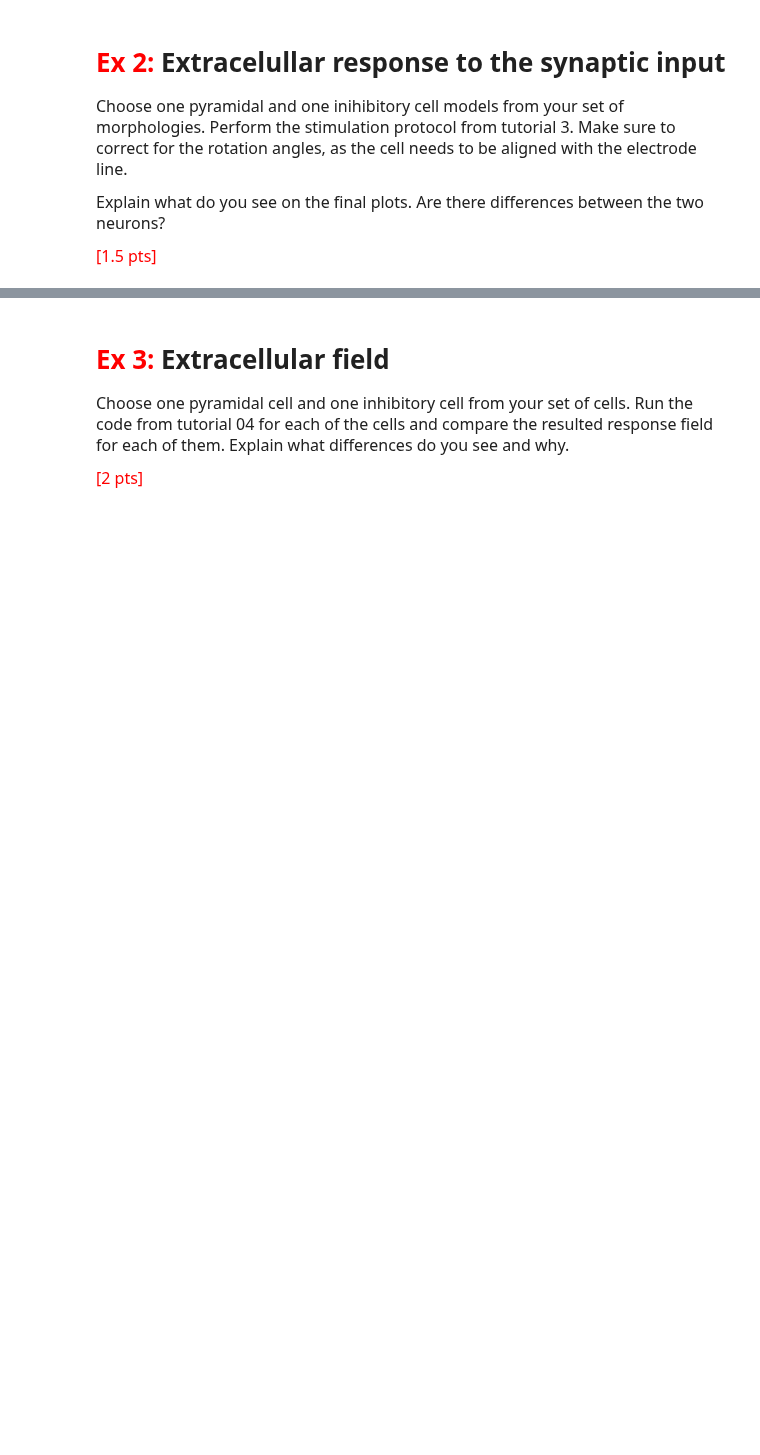
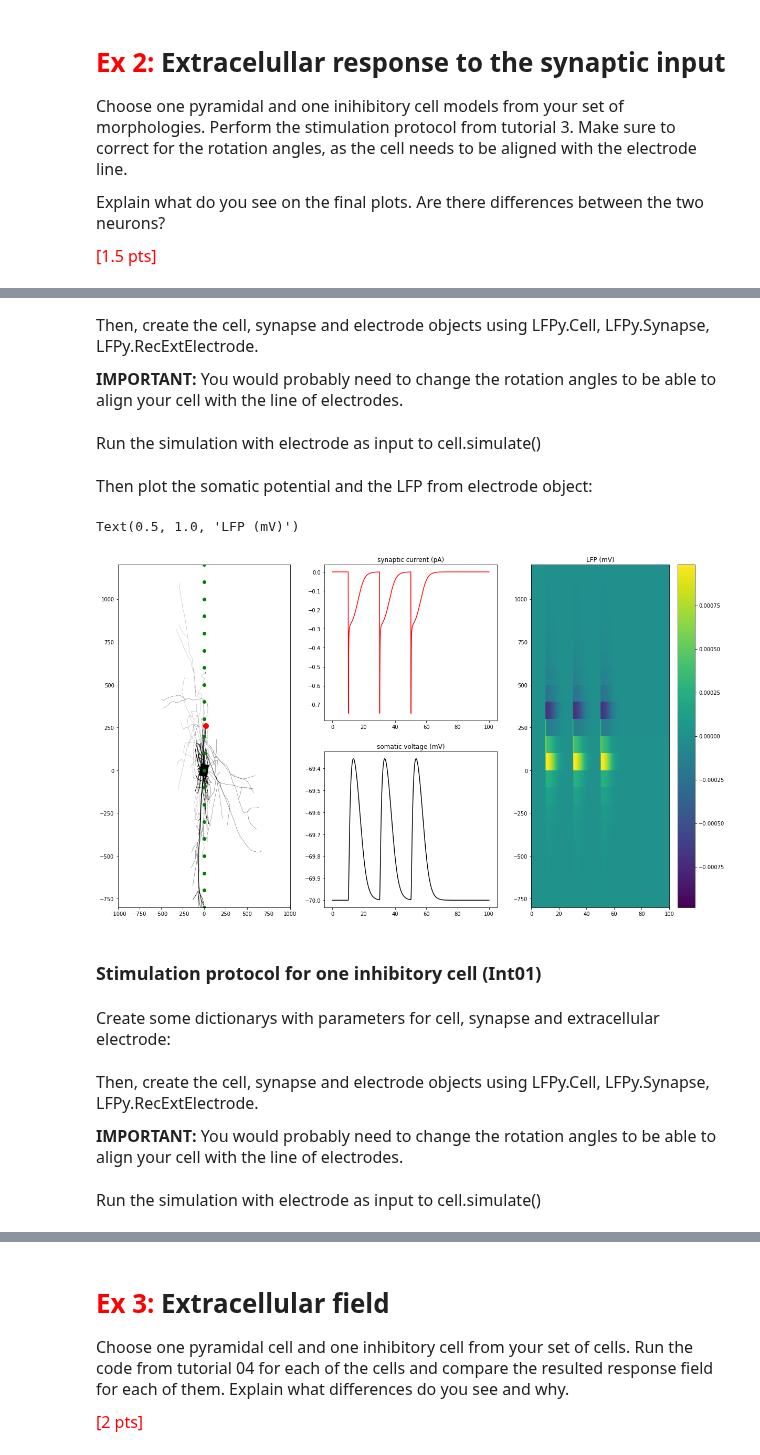
Before and after one commit to AlbrechtAlice/In-Silico-Neuroscience, a Jupyter notebook: Week11_HomeWork.ipynb, the cells around one changed output, grey strips where cells are left out. Drawn from its saved outputs; the diff is of its cells as text; code cells hidden in the pictures; blank space fills up the shorter version.

```diff
--- a/Week11_HomeWork.ipynb
+++ b/Week11_HomeWork.ipynb
@@ -629,0 +688,19 @@ Coherence measures the quality of the information between two variables, meaning
+# %% [markdown]
+<font size='3'>Then, create the cell, synapse and electrode objects using LFPy.Cell, LFPy.Synapse, LFPy.RecExtElectrode.
+
+<font size='3'>__IMPORTANT:__ You would probably need to change the rotation angles to be able to align your cell with the line of electrodes.
+# %%
+cell = LFPy.Cell(**cell_parameters)
+cell.set_pos(x=0, y=0, z=0)
+
+cell.set_rotation(
+    x=4.71239, y=0.0, z=4.71239, rotation_order="xyz"
+)  # angles in radians!!
+
+
+synapse = LFPy.Synapse(cell, idx=cell.get_closest_idx(z=300), **synapse_parameters)
+synapse.set_spike_times(np.array([10, 30, 50]))
+
+electrode = LFPy.RecExtElectrode(cell, **electrode_parameters)
+# %% [markdown]
+<font size='3'>Run the simulation with electrode as input to cell.simulate()
@@ -629,0 +710,38 @@ Coherence measures the quality of the information between two variables, meaning
+# %% [markdown]
+<font size='3'>Then plot the somatic potential and the LFP from electrode object:
+# %%
+plt.figure(figsize=(20, 12))
+
+plt.subplot(131)
+for x, z, lw in zip(cell.x, cell.z, cell.d):
+    plt.plot(x, z, lw=lw, color="k")
+
+plt.plot(
+    [cell.synapses[0].x], [cell.synapses[0].z], color="r", marker="o", markersize=10
+)
+plt.plot(electrode.x, electrode.z, ".", marker="o", color="g")
+plt.axis([-1000, 1000, -800, 1200])
+
+plt.subplot(232)
+plt.plot(cell.tvec, synapse.i, "r"), plt.title("synaptic current (pA)")
+
+plt.subplot(235)
+plt.plot(cell.tvec, cell.somav, "k"), plt.title("somatic voltage (mV)")
+
+plt.subplot(133)
+plt.pcolormesh(
+    cell.tvec,
+    electrode.z,
+    electrode.data,
+    vmin=-abs(electrode.data).max(),
+    vmax=abs(electrode.data).max(),
+)
+plt.colorbar()
+plt.title("LFP (mV)")
+# %% [output]
+Text(0.5, 1.0, 'LFP (mV)')
+[figure, added]
+# %% [markdown]
+### Stimulation protocol for one inhibitory cell (Int01)
+# %% [markdown]
+<font size='3'>Create some dictionarys with parameters for cell, synapse and extracellular electrode:
@@ -629,0 +774,4 @@ Coherence measures the quality of the information between two variables, meaning
+# %% [markdown]
+<font size='3'>Then, create the cell, synapse and electrode objects using LFPy.Cell, LFPy.Synapse, LFPy.RecExtElectrode.
+
+<font size='3'>__IMPORTANT:__ You would probably need to change the rotation angles to be able to align your cell with the line of electrodes.
@@ -629,0 +791,2 @@ Coherence measures the quality of the information between two variables, meaning
+# %% [markdown]
+<font size='3'>Run the simulation with electrode as input to cell.simulate()
```
Also changed, not shown: parts of 25 cells of this notebook.
